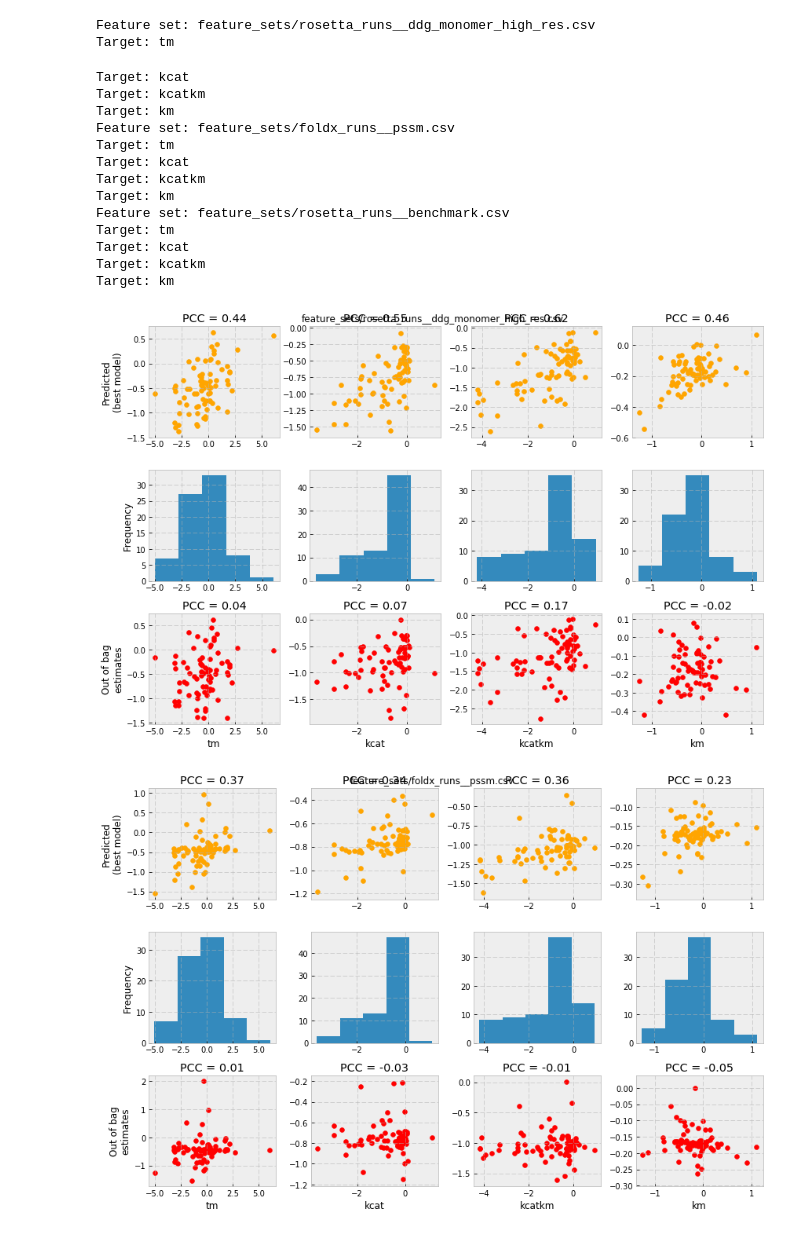
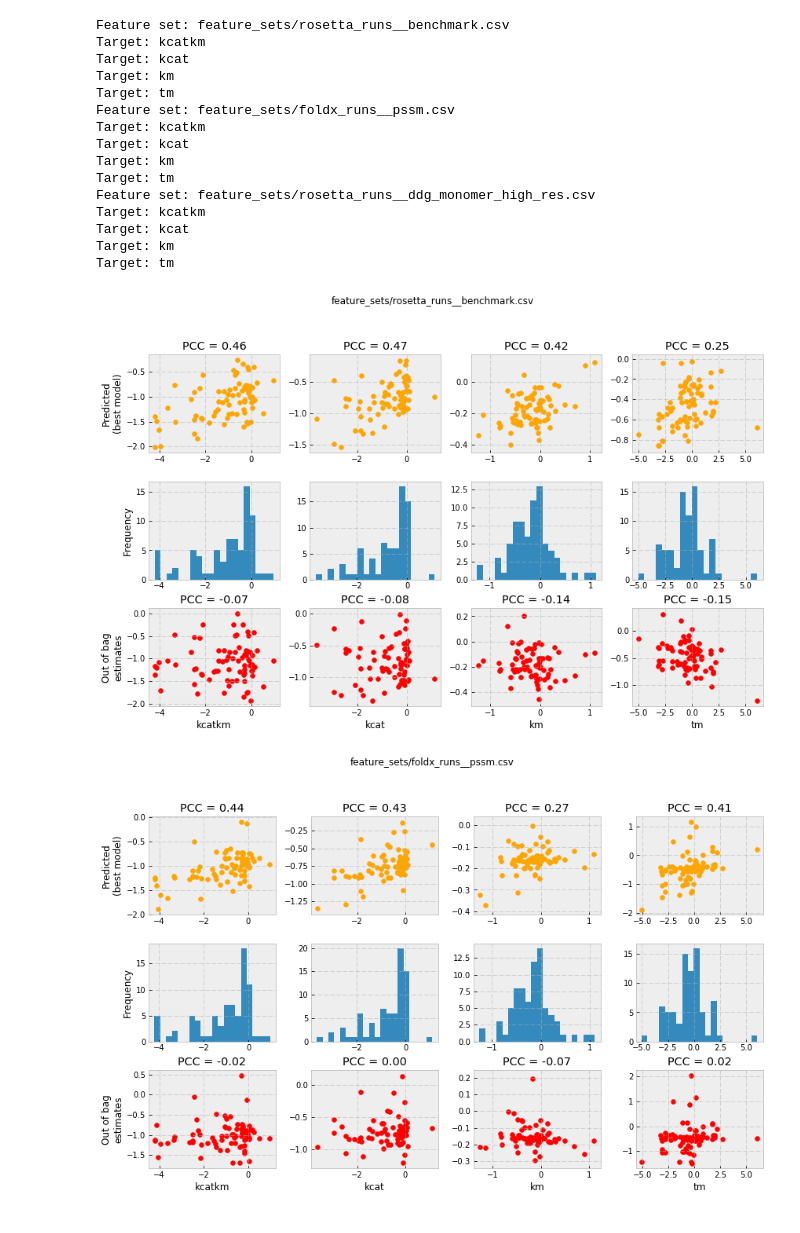
Before and after one commit to dacarlin/bglb_machine_learning, a Jupyter notebook: elastic_net_with_bagging.ipynb, the cells around one changed output. Saved outputs shown, nothing was run; the diff lists cells and outputs as text; code cells hidden in the pictures.

```diff
--- a/elastic_net_with_bagging.ipynb
+++ b/elastic_net_with_bagging.ipynb
@@ -16,50 +16,52 @@ feature_sets = set( feature_sets )
 # %%
 for i, f_set in enumerate( feature_sets ):
     print( 'Feature set:', f_set )
     fig, ax = plt.subplots( nrows=3, ncols=len( targets ), figsize=(12,8) )
-    fig.suptitle( f_set )
+
     for j, t in enumerate( targets ):
         print( 'Target:', t )
 
         # get data
         X, y = features[ ( t, f_set ) ]
 
         # train elastic net model
-        skf = cross_validation.StratifiedKFold( y, n_folds=2, shuffle=True )
-        net = linear_model.ElasticNetCV( cv=skf, max_iter=1e9, selection='random' )
-        bag = ensemble.BaggingRegressor( net, n_estimators=250, n_jobs=-1, oob_score=True )
+#         skf = cross_validation.StratifiedKFold( y, n_folds=, shuffle=True )
+        net = linear_model.ElasticNetCV( cv=10, max_iter=1e9, selection='random' )
+        bag = ensemble.BaggingRegressor( net, n_estimators=500, n_jobs=-1, oob_score=True )
         bag.fit( X, y )
         preds = bag.predict( X )
         pred_score = metrics.r2_score( y, preds ) ** 0.5
 
         # plot results
         ax[0,j].set_title( t )
         ax[0,j].scatter( y, bag.predict( X ), color='orange' )
         ax[0,j].set_title( 'PCC = {0:2.2f}'.format( pred_score ) )
-        ax[1,j].hist( y, bins=5 )
+        ax[1,j].hist( y, bins=20 )
         ax[2,j].scatter( y, bag.oob_prediction_, color='red' )
         ax[2,j].set_title( 'PCC = {0:2.2f}'.format( bag.oob_score_ ) )
         ax[2,j].set_xlabel( t )
 
     ax[0,0].set_ylabel( 'Predicted\n(best model)' )
     ax[1,0].set_ylabel( 'Frequency' )
     ax[2,0].set_ylabel( 'Out of bag\nestimates' )
+    fig.suptitle( f_set )
     fig.tight_layout()
+    fig.subplots_adjust( top=0.85 )
 # %% [output]
+Feature set: feature_sets/rosetta_runs__benchmark.csv
+Target: kcatkm
+Target: kcat
+Target: km
+Target: tm
+Feature set: feature_sets/foldx_runs__pssm.csv
+Target: kcatkm
+Target: kcat
+Target: km
+Target: tm
 Feature set: feature_sets/rosetta_runs__ddg_monomer_high_res.csv
+Target: kcatkm
+Target: kcat
+Target: km
 Target: tm
-Target: kcat
-Target: kcatkm
-Target: km
-Feature set: feature_sets/foldx_runs__pssm.csv
-Target: tm
-Target: kcat
-Target: kcatkm
-Target: km
-Feature set: feature_sets/rosetta_runs__benchmark.csv
-Target: tm
-Target: kcat
-Target: kcatkm
-Target: km
-[figure, old version]
+[figure, new version]
-[figure, old version]
+[figure, new version]
```
Also changed, not shown: parts of 1 cell of this notebook, 1 other file.
